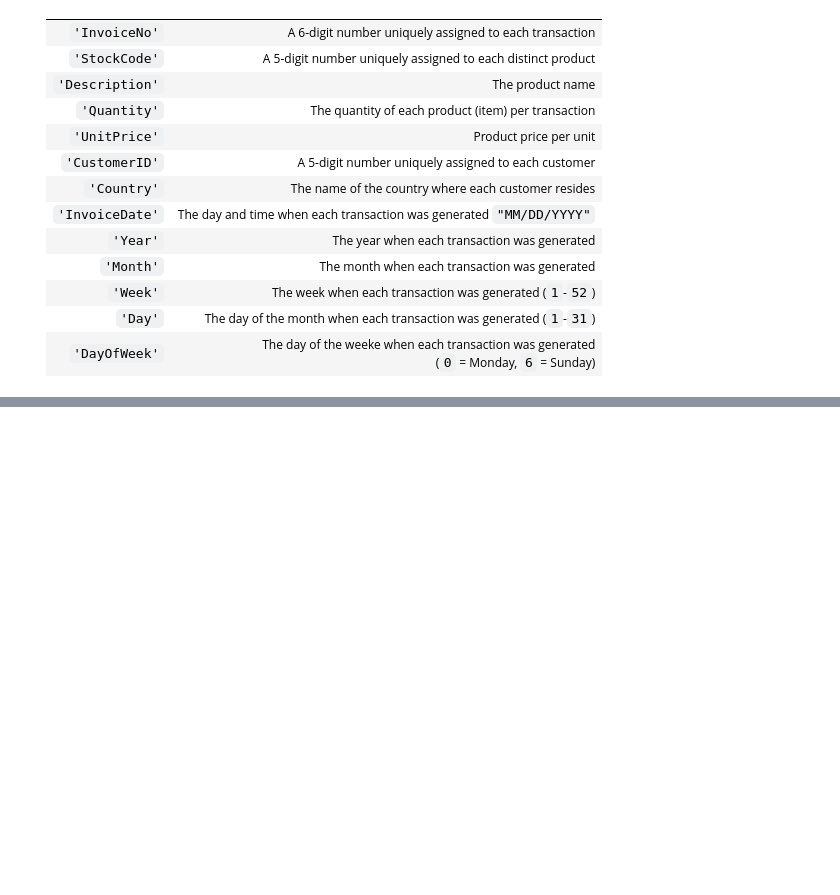
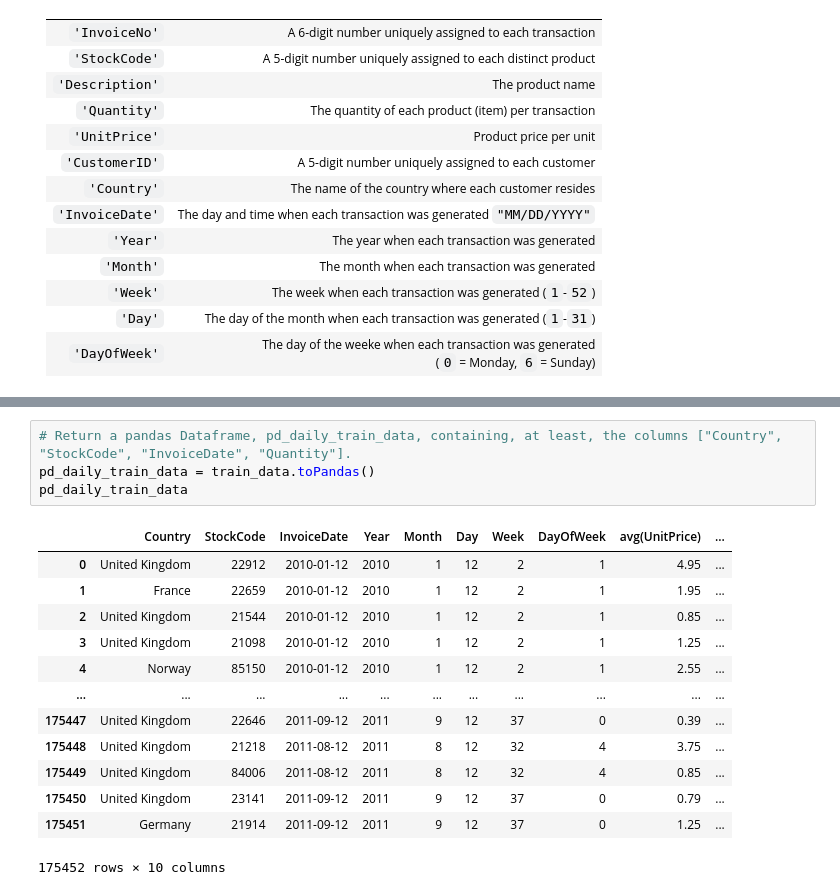
Before and after one commit to khoapham1002/Online-Retail_Data-Pipeline_Forecasting-Model, a Jupyter notebook: notebooks/online-retail-forecasting-model.ipynb, the cells around one changed output, grey strips where cells are left out. Drawn from its saved outputs; the diff is of its cells as text; blank space fills up the shorter version.

```diff
--- a/notebooks/online-retail-forecasting-model.ipynb
+++ b/notebooks/online-retail-forecasting-model.ipynb
@@ -146,0 +108,18 @@ CodeCache: size=131072Kb used=24338Kb max_used=24455Kb free=106733Kb
+# %%
+# Return a pandas Dataframe, pd_daily_train_data, containing, at least, the columns ["Country", "StockCode", "InvoiceDate", "Quantity"].
+pd_daily_train_data = train_data.toPandas()
+pd_daily_train_data
+# %% [output]
+|  | Country | StockCode | InvoiceDate | Year | Month | Day | Week | DayOfWeek | avg(UnitPrice) | ... |
+| 0 | United Kingdom | 22912 | 2010-01-12 | 2010 | 1 | 12 | 2 | 1 | 4.95 | ... |
+| 1 | France | 22659 | 2010-01-12 | 2010 | 1 | 12 | 2 | 1 | 1.95 | ... |
+| 2 | United Kingdom | 21544 | 2010-01-12 | 2010 | 1 | 12 | 2 | 1 | 0.85 | ... |
+| 3 | United Kingdom | 21098 | 2010-01-12 | 2010 | 1 | 12 | 2 | 1 | 1.25 | ... |
+| 4 | Norway | 85150 | 2010-01-12 | 2010 | 1 | 12 | 2 | 1 | 2.55 | ... |
+| ... | ... | ... | ... | ... | ... | ... | ... | ... | ... | ... |
+| 175447 | United Kingdom | 22646 | 2011-09-12 | 2011 | 9 | 12 | 37 | 0 | 0.39 | ... |
+| 175448 | United Kingdom | 21218 | 2011-08-12 | 2011 | 8 | 12 | 32 | 4 | 3.75 | ... |
+| 175449 | United Kingdom | 84006 | 2011-08-12 | 2011 | 8 | 12 | 32 | 4 | 0.85 | ... |
+| 175450 | United Kingdom | 23141 | 2011-09-12 | 2011 | 9 | 12 | 37 | 0 | 0.79 | ... |
+| 175451 | Germany | 21914 | 2011-09-12 | 2011 | 9 | 12 | 37 | 0 | 1.25 | ... |
+175452 rows × 10 columns
```
Also changed, not shown: parts of 26 cells of this notebook, 10 other files.
